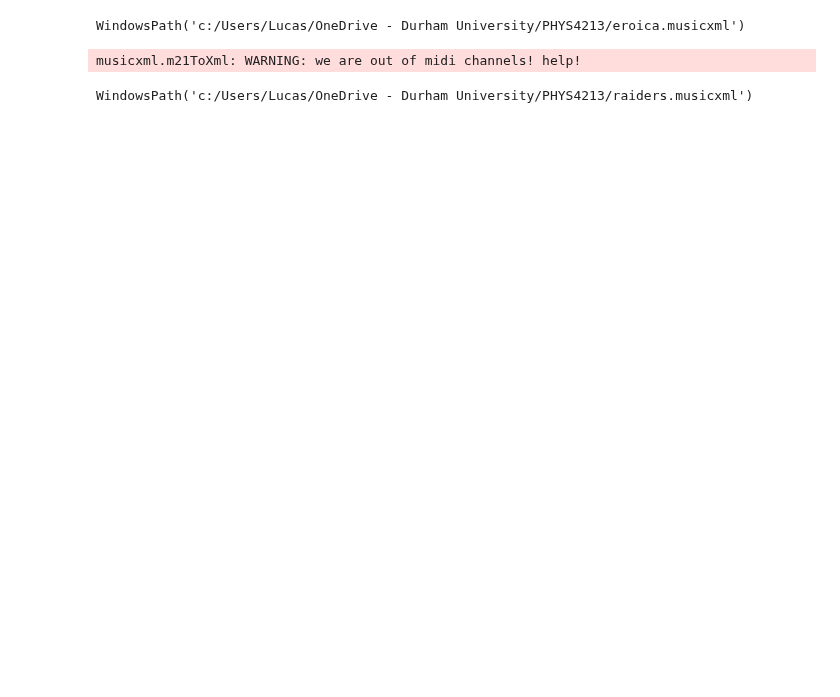
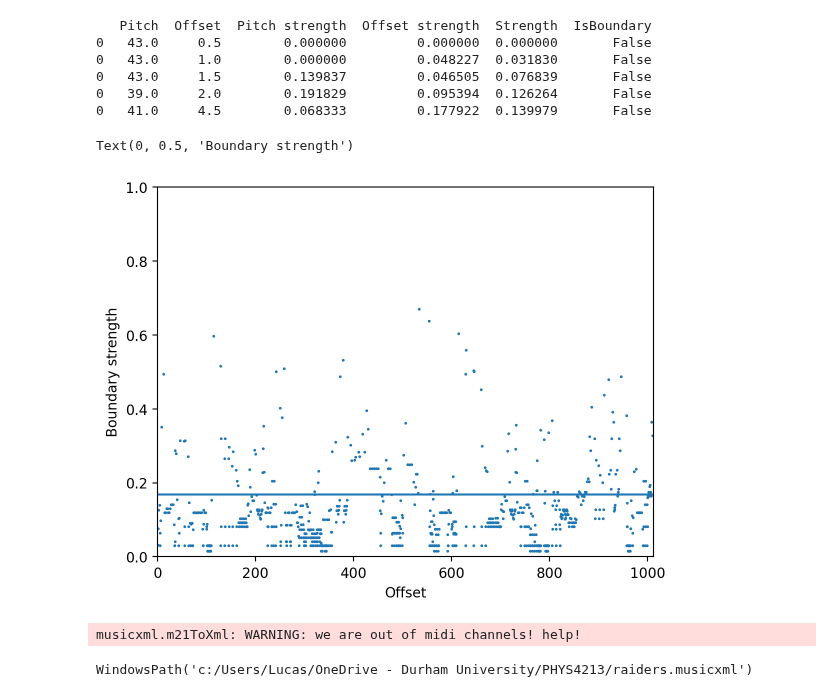
Before and after one commit to KirbyZX/PHYS4213, a Jupyter notebook: Code/Scores.ipynb, the cells around one changed output. Drawn from its saved outputs; the diff is of its cells as text; code cells hidden in the pictures; blank space fills up the shorter version.

Commit message:
Change boundary strength calculation

```diff
--- a/Code/Scores.ipynb
+++ b/Code/Scores.ipynb
@@ -1,3 +1,12 @@
 # %%
-from music21 import converter, instrument, clef, stream, analysis, midi, stream
-from plotters import saveToMidi
+from music21 import converter, instrument, clef, stream, analysis, midi, stream, note
+from plotters import saveToMidi, plotBoundaryStrength
+import matplotlib.pyplot as plt
+
+import numpy as np
+import pandas as pd
+
+identifier = "beethoven-op67"
+path = f"../Pickles/{identifier}/{identifier}_"
+
+score = converter.parse(path + "score.musicxml")
@@ -4,3 +66,31 @@ from plotters import saveToMidi
+# %%
+#score = converter.parse(path + "score.musicxml")
+
+df, threshold = calculateStrengths(score.parts[-2], (0.33,0.66))
+
+print(df.head())
+
+plt.scatter(df["Offset"], df["Strength"], s=1)
+plt.hlines(threshold, 0, df["Offset"].max())
+
+plt.xlim(0, df["Offset"].max())
+plt.ylim(0,1)
+plt.xlabel("Offset")
+plt.ylabel("Boundary strength")
+
+#saveToMidi(score, "../67-edited.mid")
+#score.write(fmt="musicxml", fp=f"../beethoven-op67.musicxml")
+
+# TODO: Check what MIDI sounds like after arrangement (transposing instruments etc.)
+# %% [output]
+   Pitch  Offset  Pitch strength  Offset strength  Strength  IsBoundary
+0   43.0     0.5        0.000000         0.000000  0.000000       False
+0   43.0     1.0        0.000000         0.048227  0.031830       False
+0   43.0     1.5        0.139837         0.046505  0.076839       False
+0   39.0     2.0        0.191829         0.095394  0.126264       False
+0   41.0     4.5        0.068333         0.177922  0.139979       False
+Text(0, 0.5, 'Boundary strength')
+[figure, added]
 # %%
 # TODO: Save phrases within a stream (instead of pickle)
 
@@ -24,15 +114,6 @@ sp = midi.realtime.StreamPlayer(toy)
 sp.play()
 
 print(pitchMin)
-# %%
-score = converter.parse("../eroica.mxl")
-#score.measures(1,6).show()
-#saveToMidi(score, "../eroica.mid")
-score.write(fmt="musicxml", fp=f"../eroica.musicxml")
-
-# TODO: Check what MIDI sounds like after arrangement (transposing instruments etc.)
-# %% [output]
-WindowsPath('c:/Users/Lucas/OneDrive - Durham University/PHYS4213/eroica.musicxml')
 # %%
 score.write(fmt="musicxml", fp=f"../raiders")
 # %% [output]
```
Also changed, not shown: parts of 1 cell of this notebook, 2 other files.
